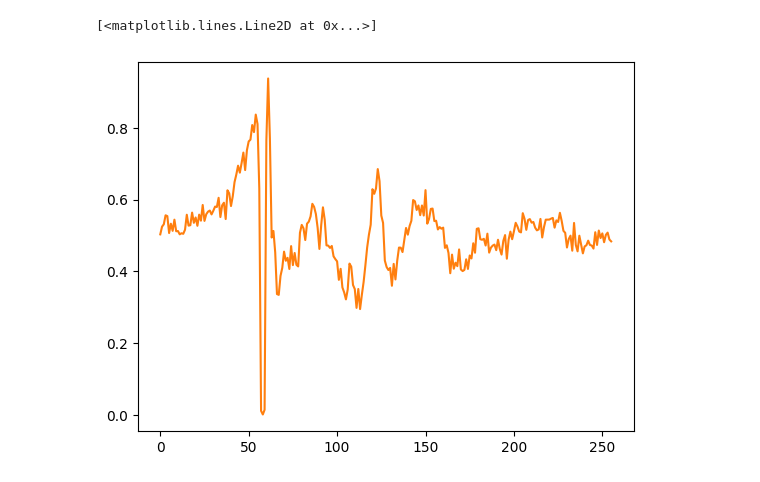
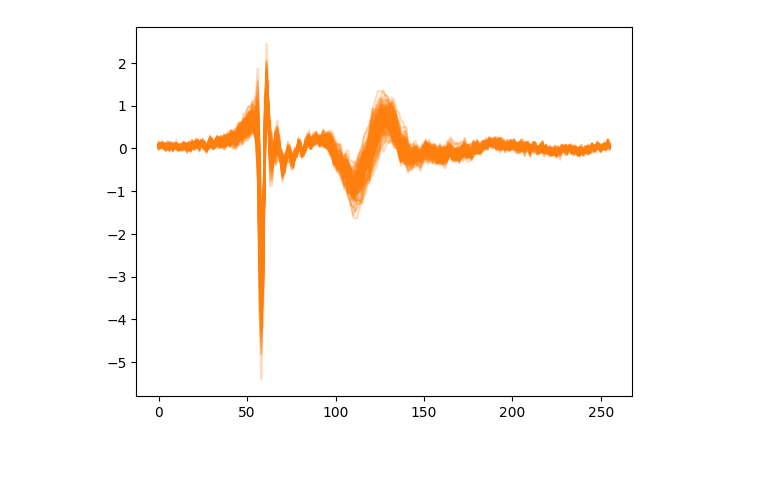
Before and after one commit to starccato/starccato_jax, a Jupyter notebook: docs/index.ipynb, the cells around one changed output. Drawn from its saved outputs; the diff is of its cells as text; code cells hidden in the pictures.

Commit message:
add fix to VAE.generate and add in sampler

```diff
--- a/docs/index.ipynb
+++ b/docs/index.ipynb
@@ -19,7 +29,9 @@ plt.savefig(f"{model_savedir}/training_data.png")
 # %%
 from starccato_jax.trainer import train_vae
 
-train_vae(train_data, val_data, n_epochs=20, batch_size=32, latent_dim=12, save_dir=model_savedir)
+LATENT_DIM = 12
+
+train_vae(train_data, val_data, n_epochs=20, batch_size=32, latent_dim=LATENT_DIM, save_dir=model_savedir)
 # %% [markdown]
 | Loss | Reconstruction|
 |---|---|
@@ -30,9 +42,12 @@ train_vae(train_data, val_data, n_epochs=20, batch_size=32, latent_dim=12, save_
 # %%
 from starccato_jax.trainer import load_model
 from starccato_jax.model import generate
+import jax
 
-generated_signal = generate(*load_model(model_savedir), rng_seed=0)[0]
-plt.plot(generated_signal, color='tab:orange')
+zs = jax.random.uniform(jax.random.PRNGKey(0), (100, LATENT_DIM))
+
+generated_signal = generate(*load_model(model_savedir), z=zs)
+for i in range(100):
+    plt.plot(generated_signal[i], color='tab:orange', alpha=0.3)
 # %% [output]
-[<matplotlib.lines.Line2D at 0x...>]
-[figure, old version]
+[figure, new version]
```
Also changed, not shown: parts of 11 cells of this notebook, 10 other files.
